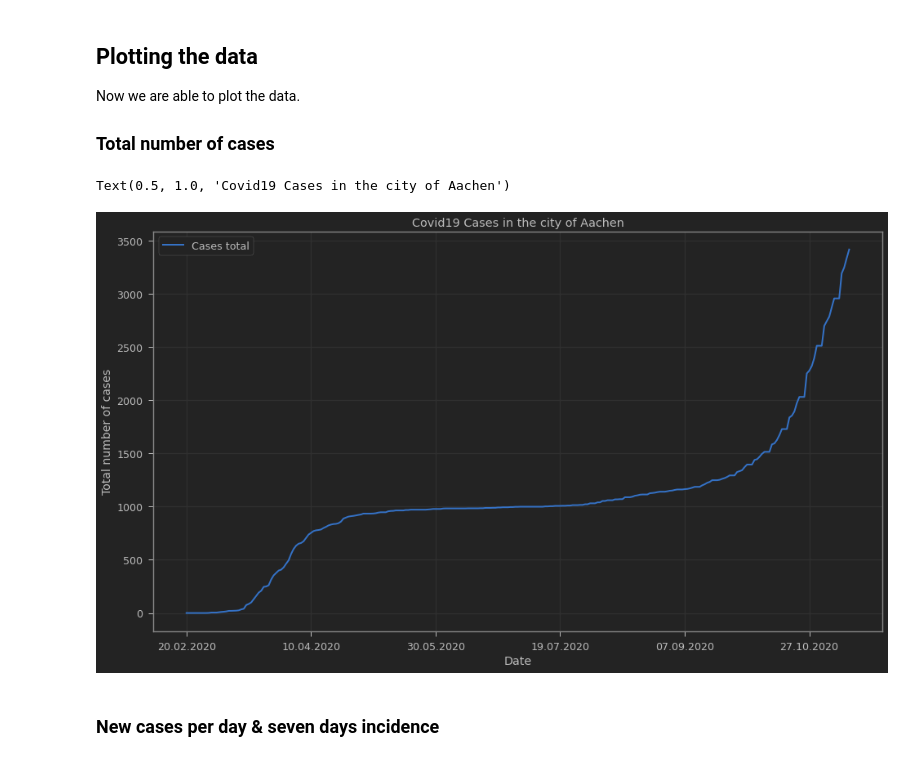
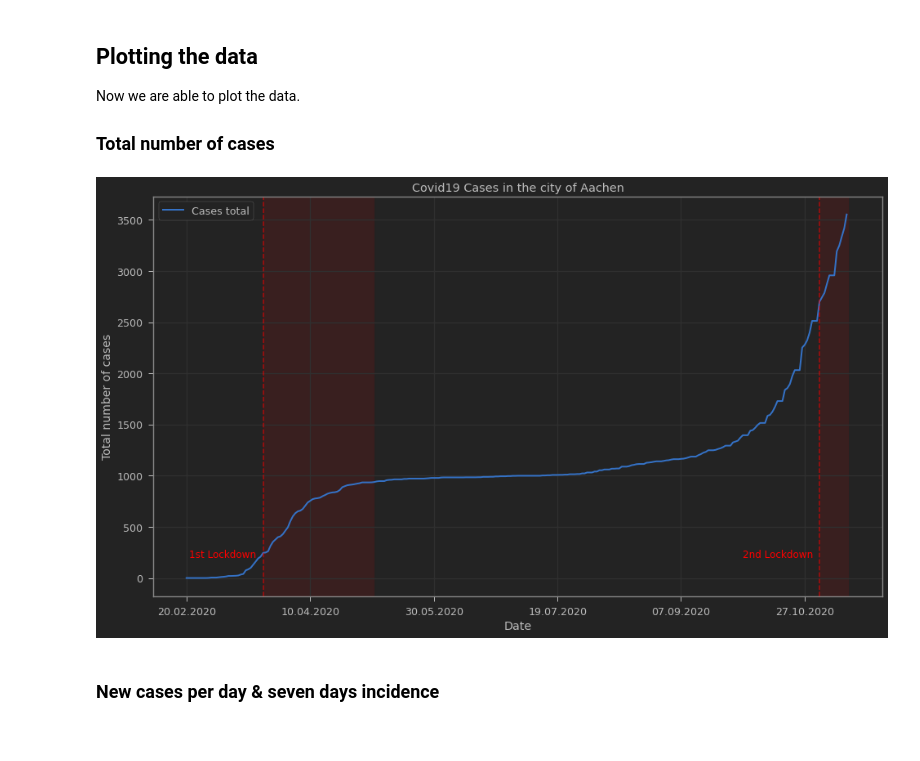
Before and after one commit to llamm-de/covid_data_aachen, a Jupyter notebook: scripts/evaluation.ipynb, the cells around one changed output. Drawn from its saved outputs; the diff is of its cells as text; code cells hidden in the pictures.

```diff
--- a/scripts/evaluation.ipynb
+++ b/scripts/evaluation.ipynb
@@ -137,17 +139,33 @@ print(rolling_data)
 Now we are able to plot the data.
 
 ### Total number of cases
-# %%
-fig, ax = plt.subplots(figsize=(16,9))
-
-data.plot(y='Cases', x='Date', ax=ax, linewidth=2)
-ax.legend(['Cases total'])
-ax.grid()
-ax.set_ylabel('Total number of cases', fontsize=14)
-ax.set_title('Covid19 Cases in the city of Aachen')
-# %% [output]
-Text(0.5, 1.0, 'Covid19 Cases in the city of Aachen')
-[figure, removed]
+# %%
+fig, ax = plt.subplots(figsize=(16,9))
+
+data.plot(y='Cases', x='Date', ax=ax, linewidth=2)
+ax.legend(['Cases total'])
+ax.grid()
+ax.set_ylabel('Total number of cases', fontsize=14)
+ax.set_title('Covid19 Cases in the city of Aachen')
+
+# Plot line for start of first lockdown
+start_lockdown_1 = data.index[data['Date'] == '22.03.2020'][0]
+end_lockdown_1 = data.index[data['Date'] == '06.05.2020'][0]
+ax.axvline(start_lockdown_1, color='red', linestyle='--', alpha=0.6)
+ax.text(1,200,'1st Lockdown', color='red', fontsize=12)
+ax.axvspan(start_lockdown_1, end_lockdown_1, color='red', alpha=0.1)
+
+# Plot line for start of second lockdown
+ax.text(225,200,'2nd Lockdown', color='red', fontsize=12)
+start_lockdown_2 = data.index[data['Date'] == '02.11.2020'][0]
+end_lockdown_2 = len(data['Date'])
+ax.axvline(start_lockdown_2, color='red', linestyle='--', alpha=0.6)
+ax.axvspan(start_lockdown_2, end_lockdown_2, color='red', alpha=0.1)
+
+if EXPORT_PLOT:
+    plt.savefig('../data/evaluations/total_cases.png')
+# %% [output]
+[figure, added]
 # %% [markdown]
 ### New cases per day & seven days incidence
 # %%
```
Also changed, not shown: parts of 6 cells of this notebook.
